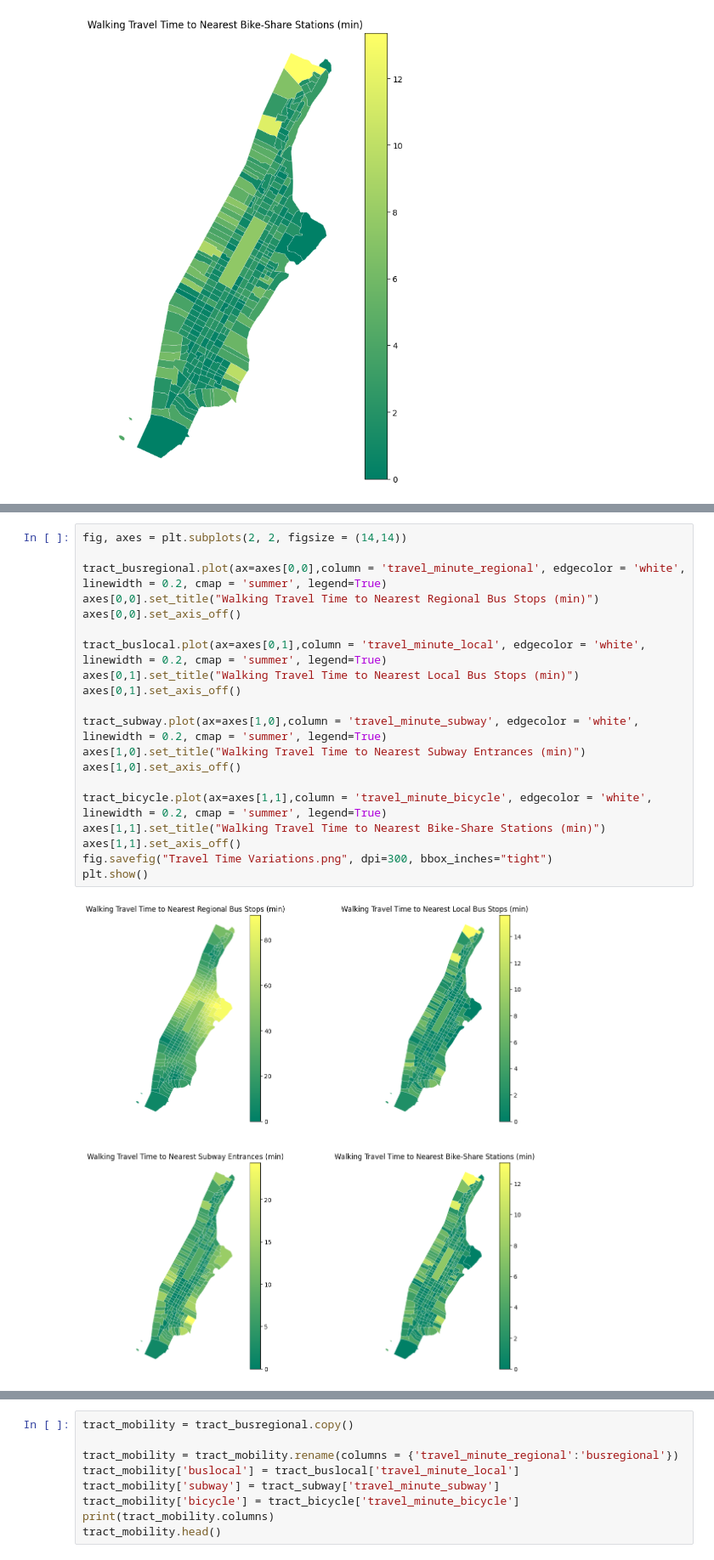
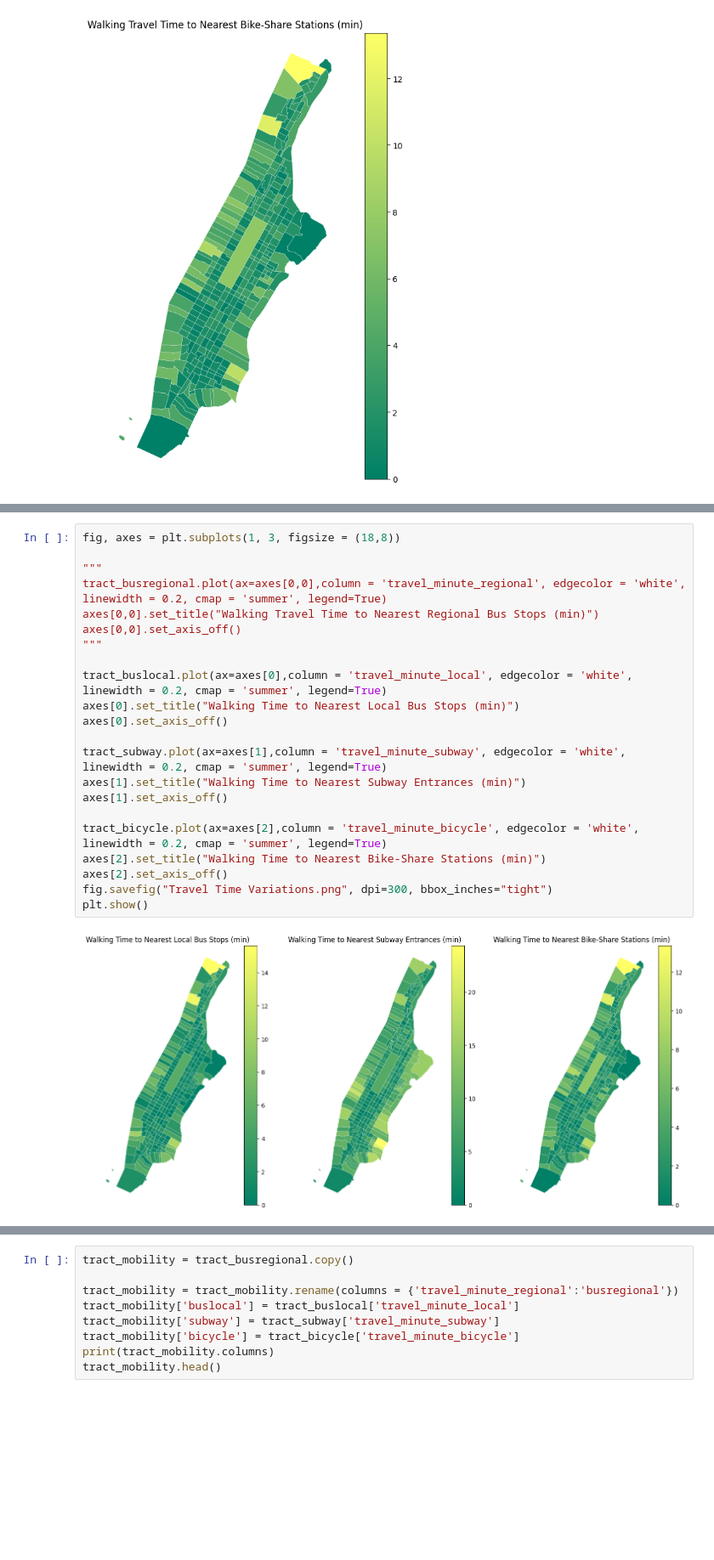
Before and after one commit to Sidbaobao/Final_project_data__science, a Jupyter notebook: sm2986_HW5 collaboration.ipynb, the cells around one changed output, grey strips where cells are left out. Shown at 85% size. Drawn from its saved outputs; the diff is of its cells as text; blank space fills up the shorter version.

```diff
--- a/sm2986_HW5 collaboration.ipynb
+++ b/sm2986_HW5 collaboration.ipynb
@@ -730,23 +772,25 @@ plt.show()
 # %%
-fig, axes = plt.subplots(2, 2, figsize = (14,14))
+fig, axes = plt.subplots(1, 3, figsize = (18,8))
 
+"""
 tract_busregional.plot(ax=axes[0,0],column = 'travel_minute_regional', edgecolor = 'white', linewidth = 0.2, cmap = 'summer', legend=True)
 axes[0,0].set_title("Walking Travel Time to Nearest Regional Bus Stops (min)")
 axes[0,0].set_axis_off()
+"""
 
-tract_buslocal.plot(ax=axes[0,1],column = 'travel_minute_local', edgecolor = 'white', linewidth = 0.2, cmap = 'summer', legend=True)
-axes[0,1].set_title("Walking Travel Time to Nearest Local Bus Stops (min)")
-axes[0,1].set_axis_off()
+tract_buslocal.plot(ax=axes[0],column = 'travel_minute_local', edgecolor = 'white', linewidth = 0.2, cmap = 'summer', legend=True)
+axes[0].set_title("Walking Time to Nearest Local Bus Stops (min)")
+axes[0].set_axis_off()
 
-tract_subway.plot(ax=axes[1,0],column = 'travel_minute_subway', edgecolor = 'white', linewidth = 0.2, cmap = 'summer', legend=True)
-axes[1,0].set_title("Walking Travel Time to Nearest Subway Entrances (min)")
-axes[1,0].set_axis_off()
+tract_subway.plot(ax=axes[1],column = 'travel_minute_subway', edgecolor = 'white', linewidth = 0.2, cmap = 'summer', legend=True)
+axes[1].set_title("Walking Time to Nearest Subway Entrances (min)")
+axes[1].set_axis_off()
 
-tract_bicycle.plot(ax=axes[1,1],column = 'travel_minute_bicycle', edgecolor = 'white', linewidth = 0.2, cmap = 'summer', legend=True)
-axes[1,1].set_title("Walking Travel Time to Nearest Bike-Share Stations (min)")
-axes[1,1].set_axis_off()
+tract_bicycle.plot(ax=axes[2],column = 'travel_minute_bicycle', edgecolor = 'white', linewidth = 0.2, cmap = 'summer', legend=True)
+axes[2].set_title("Walking Time to Nearest Bike-Share Stations (min)")
+axes[2].set_axis_off()
 fig.savefig("Travel Time Variations.png", dpi=300, bbox_inches="tight")
 plt.show()
 # %% [output]
-[figure, old version]
+[figure, new version]
 # %%
```
Also changed, not shown: parts of 14 cells of this notebook.
